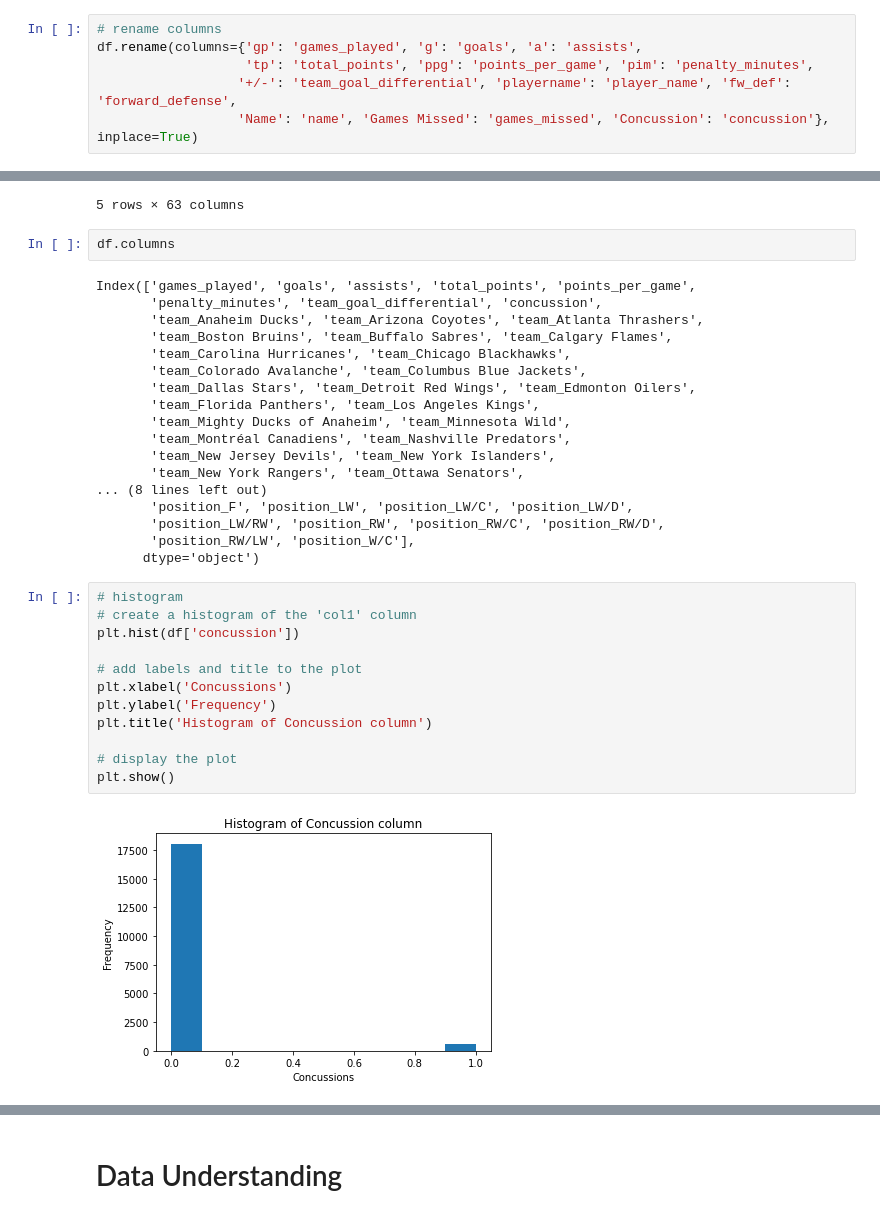
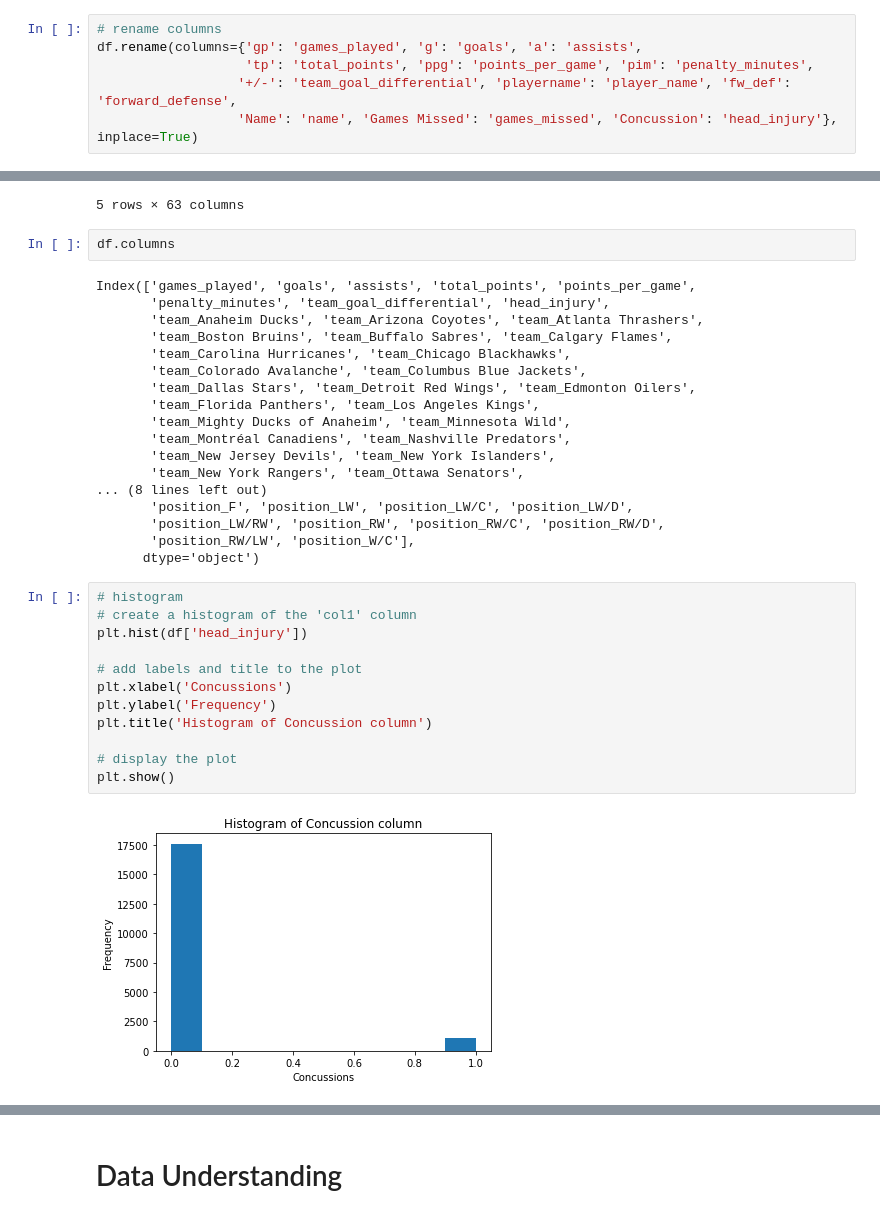
Before and after one commit to Marissa841/Predicting-Head-Injuries-in-NHL-Players--A-Machine-Learning-Approach, a Jupyter notebook: notebook_1.ipynb, the cells around one changed output, grey strips where cells are left out. Cells and saved outputs as stored; diff of their text form.

Commit message:
Update csvs and notebook from concussions to head_injuries

```diff
--- a/notebook_1.ipynb
+++ b/notebook_1.ipynb
@@ -117,4 +124,4 @@ duplicates
 df.rename(columns={'gp': 'games_played', 'g': 'goals', 'a': 'assists',
                    'tp': 'total_points', 'ppg': 'points_per_game', 'pim': 'penalty_minutes',
                   '+/-': 'team_goal_differential', 'playername': 'player_name', 'fw_def': 'forward_defense',
-                  'Name': 'name', 'Games Missed': 'games_missed', 'Concussion': 'concussion'}, inplace=True)
+                  'Name': 'name', 'Games Missed': 'games_missed', 'Concussion': 'head_injury'}, inplace=True)
@@ -236,7 +257,7 @@ df.head()
 df.columns
 # %% [output]
 Index(['games_played', 'goals', 'assists', 'total_points', 'points_per_game',
-       'penalty_minutes', 'team_goal_differential', 'concussion',
+       'penalty_minutes', 'team_goal_differential', 'head_injury',
        'team_Anaheim Ducks', 'team_Arizona Coyotes', 'team_Atlanta Thrashers',
        'team_Boston Bruins', 'team_Buffalo Sabres', 'team_Calgary Flames',
        'team_Carolina Hurricanes', 'team_Chicago Blackhawks',
@@ -255,17 +276,17 @@ Index(['games_played', 'goals', 'assists', 'total_points', 'points_per_game',
 # %%
 # histogram
 # create a histogram of the 'col1' column
-plt.hist(df['concussion'])
+plt.hist(df['head_injury'])
 
 # add labels and title to the plot
 plt.xlabel('Concussions')
 plt.ylabel('Frequency')
 plt.title('Histogram of Concussion column')
 
 # display the plot
 plt.show()
 # %% [output]
-[figure, old version]
+[figure, new version]
 # %%
 # heatmap of dataframe
 
```
Also changed, not shown: parts of 11 cells of this notebook, 21 other files.
